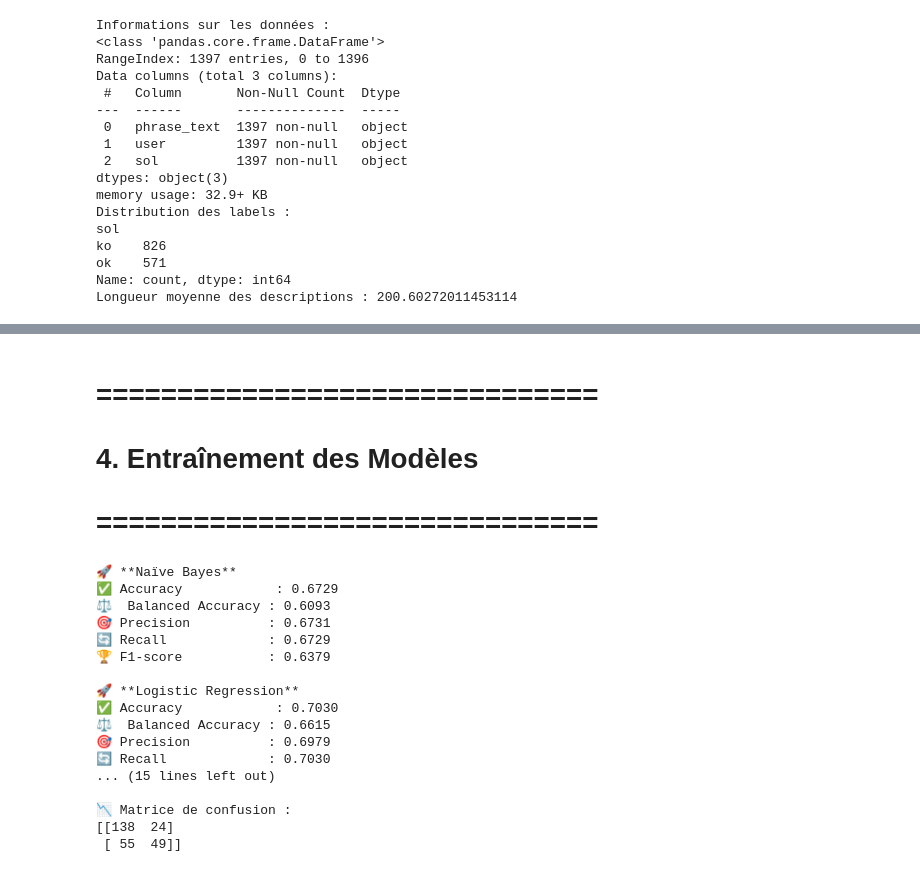
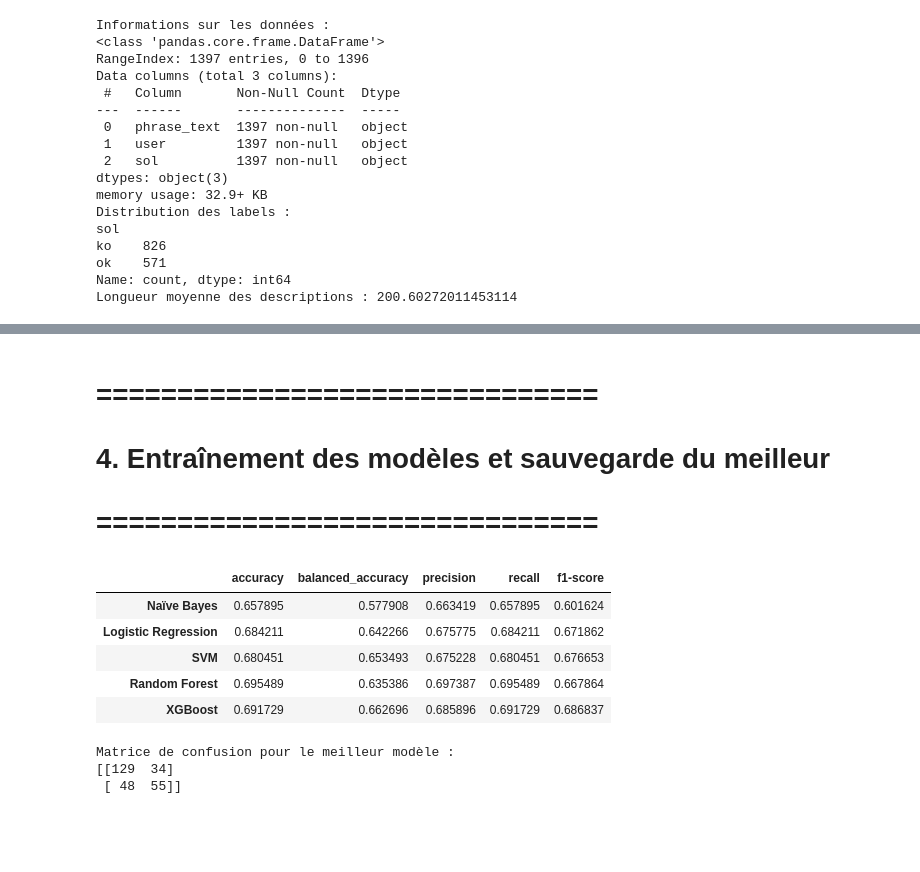
Before and after one commit to MathieuBartozzi/classification_de_stages, a Jupyter notebook: notebooks/text_classification_pipeline.ipynb, the cells around one changed output, grey strips where cells are left out. Drawn from its saved outputs; the diff is of its cells as text; code cells hidden in the pictures; blank space fills up the shorter version.

Commit message:
ajout de xgboost

```diff
--- a/notebooks/text_classification_pipeline.ipynb
+++ b/notebooks/text_classification_pipeline.ipynb
@@ -111,48 +117,24 @@ plt.show()
 # %% [markdown]
 # ===============================
-# 4. Entraînement des Modèles
+# 4. Entraînement des modèles  et sauvegarde du meilleur
 # ===============================
 # %%
-# X = df["phrase_text"]
-# y = df["sol"]
-# X_train, X_test, y_train, y_test = train_test_split(X, y, test_size=0.2, random_state=42)
-
-# models = {
-#     "Naïve Bayes": MultinomialNB(),
-#     "Logistic Regression": LogisticRegression(max_iter=500),
-#     "SVM": SVC(kernel="linear"),
-#     "Random Forest": RandomForestClassifier(n_estimators=100, random_state=42)
-# }
-
-# best_model, best_score = None, 0
-# for model_name, model in models.items():
-#     pipeline = Pipeline([
-#         ("tfidf", TfidfVectorizer()),
-#         ("clf", model)
-#     ])
-#     pipeline.fit(X_train, y_train)
-#     y_pred = pipeline.predict(X_test)
-#     accuracy = accuracy_score(y_test, y_pred)
-#     print(f"{model_name} - Accuracy: {accuracy:.4f}")
-#     if accuracy > best_score:
-#         best_model, best_score = pipeline, accuracy
-
-from sklearn.metrics import accuracy_score, precision_score, recall_score, f1_score, confusion_matrix, balanced_accuracy_score
-from sklearn.model_selection import train_test_split
-
 # Séparer les features et la cible
 X = df["phrase_text"]
-y = df["sol"]
+y = df["sol"].map({"ok": 1, "ko": 0})
 
 # Stratifier le split pour éviter un déséquilibre dans le jeu d'entraînement
 X_train, X_test, y_train, y_test = train_test_split(X, y, test_size=0.2, stratify=y, random_state=42)
+
 
 models = {
     "Naïve Bayes": MultinomialNB(),
     "Logistic Regression": LogisticRegression(max_iter=500),
     "SVM": SVC(kernel="linear"),
-    "Random Forest": RandomForestClassifier(n_estimators=100, random_state=42)
+    "Random Forest": RandomForestClassifier(n_estimators=100, random_state=42),
+    "XGBoost": xgb.XGBClassifier(use_label_encoder=False, eval_metric="logloss", n_estimators=250, learning_rate=0.07, max_depth=6)
 }
+
 
 best_model, best_score = None, 0
 results = {}
@@ -160,56 +142,45 @@ results = {}
 for model_name, model in models.items():
     pipeline = Pipeline([
         ("tfidf", TfidfVectorizer()),
         ("clf", model)
     ])
     pipeline.fit(X_train, y_train)
     y_pred = pipeline.predict(X_test)
 
     accuracy = accuracy_score(y_test, y_pred)
     balanced_acc = balanced_accuracy_score(y_test, y_pred)
     precision = precision_score(y_test, y_pred, average="weighted")
     recall = recall_score(y_test, y_pred, average="weighted")
     f1 = f1_score(y_test, y_pred, average="weighted")
 
     results[model_name] = {
         "accuracy": accuracy,
         "balanced_accuracy": balanced_acc,
         "precision": precision,
         "recall": recall,
         "f1-score": f1
     }
 
-    print(f"\n🚀 **{model_name}**")
-    print(f"✅ Accuracy            : {accuracy:.4f}")
-    print(f"⚖️  Balanced Accuracy : {balanced_acc:.4f}")
-    print(f"🎯 Precision          : {precision:.4f}")
-    print(f"🔄 Recall             : {recall:.4f}")
-    print(f"🏆 F1-score           : {f1:.4f}")
-
     if f1 > best_score:
         best_model, best_score = pipeline, f1
 
-joblib.dump(best_model, "../model/classifier.pkl")
+
+#  Comparaison des performances
+results_df = pd.DataFrame.from_dict(results, orient="index")
+display(results_df)
+
 
 # 📊 Matrice de confusion du meilleur modèle
 y_pred = best_model.predict(X_test)
-print("\n📉 Matrice de confusion :")
+print("Matrice de confusion pour le meilleur modèle :")
 print(confusion_matrix(y_test, y_pred))
 # %% [output]
+|  | accuracy | balanced_accuracy | precision | recall | f1-score |
+| Naïve Bayes | 0.657895 | 0.577908 | 0.663419 | 0.657895 | 0.601624 |
+| Logistic Regression | 0.684211 | 0.642266 | 0.675775 | 0.684211 | 0.671862 |
+| SVM | 0.680451 | 0.653493 | 0.675228 | 0.680451 | 0.676653 |
+| Random Forest | 0.695489 | 0.635386 | 0.697387 | 0.695489 | 0.667864 |
+| XGBoost | 0.691729 | 0.662696 | 0.685896 | 0.691729 | 0.686837 |
-🚀 **Naïve Bayes**
-✅ Accuracy            : 0.6729
-⚖️  Balanced Accuracy : 0.6093
-🎯 Precision          : 0.6731
-🔄 Recall             : 0.6729
-🏆 F1-score           : 0.6379
-
-🚀 **Logistic Regression**
-✅ Accuracy            : 0.7030
-⚖️  Balanced Accuracy : 0.6615
-🎯 Precision          : 0.6979
-🔄 Recall             : 0.7030
-... (15 lines left out)
-
-📉 Matrice de confusion :
-[[138  24]
- [ 55  49]]
+Matrice de confusion pour le meilleur modèle :
+[[129  34]
+ [ 48  55]]
```
Also changed, not shown: parts of 11 cells of this notebook, 2 other files.
